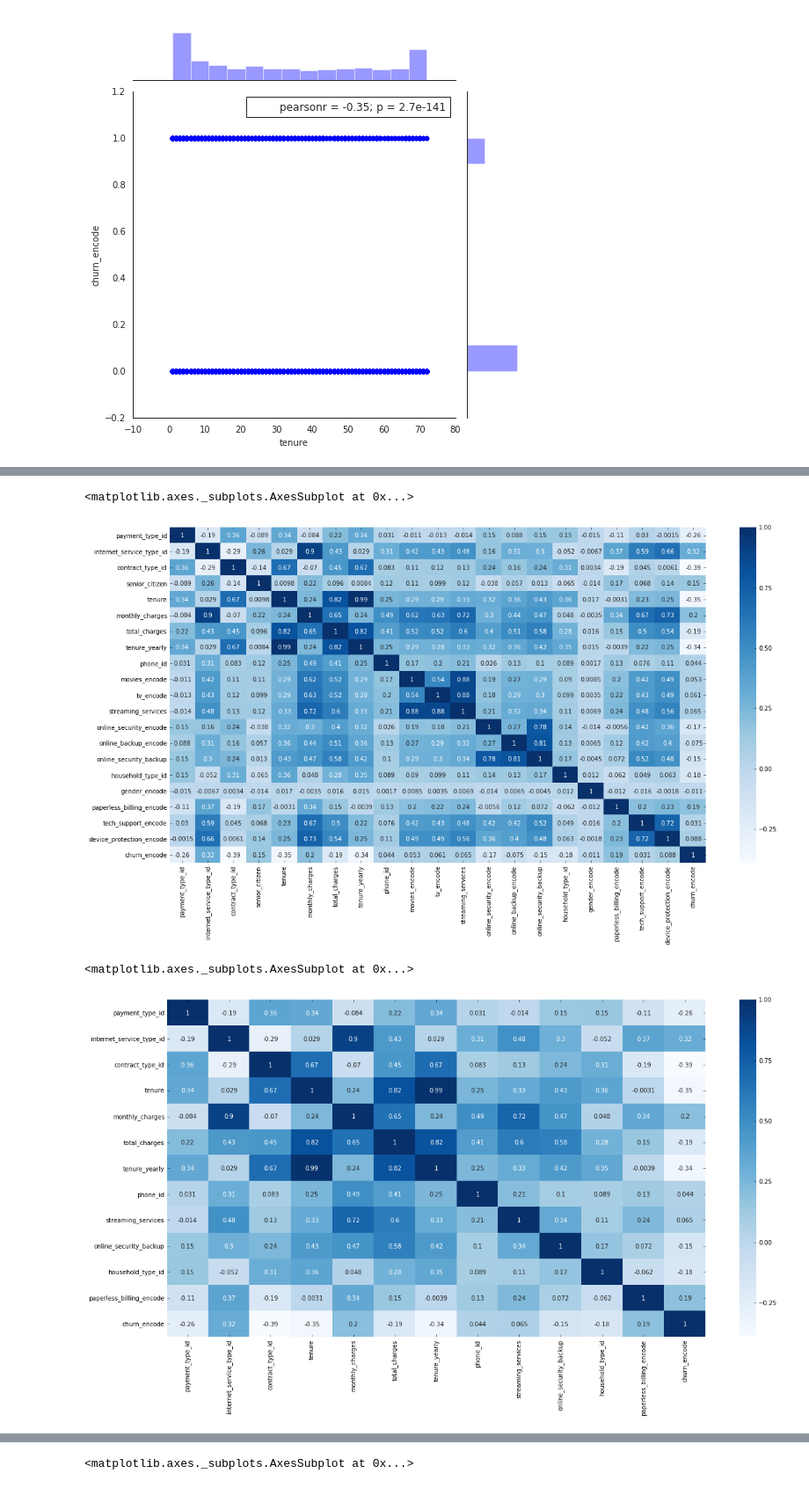
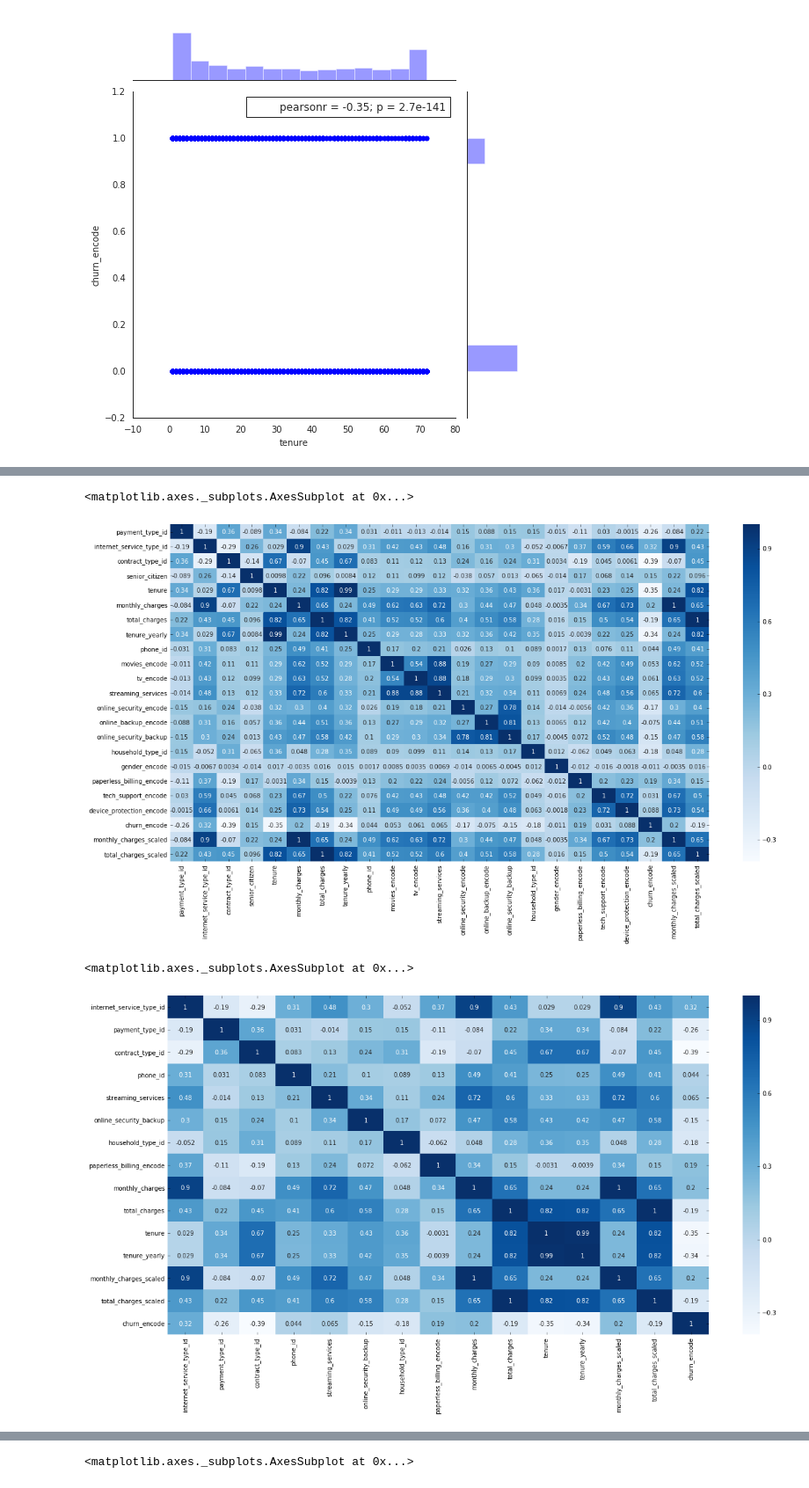
Before and after one commit to telco-norrick-chad/classification_proj_telco, a Jupyter notebook: chad_second.ipynb, the cells around one changed output, grey strips where cells are left out. Shown at 88% size. Saved outputs shown, nothing was run; the diff lists cells and outputs as text; code cells hidden in the pictures.

```diff
--- a/chad_second.ipynb
+++ b/chad_second.ipynb
@@ -121,14 +136,15 @@ device_protection_encode    7032 non-null int64
 dtypes: float64(2), int64(19), object(17)
 memory usage: 2.1+ MB
 # %%
-df_just_nums = df[['customer_id', 'payment_type_id', 'internet_service_type_id', 'contract_type_id',
+df_just_nums = df[['payment_type_id', 'internet_service_type_id', 'contract_type_id',
        'senior_citizen', 'tenure', 'monthly_charges',
-       'total_charges', 'tenure_yearly', 'churn_encode', 'phone_id',
+       'total_charges', 'tenure_yearly', 'phone_id',
        'movies_encode', 'tv_encode', 'streaming_services',
        'online_security_encode', 'online_backup_encode',
        'online_security_backup', 'household_type_id', 'gender_encode',
        'paperless_billing_encode', 'tech_support_encode',
-       'device_protection_encode']]
+       'device_protection_encode', 'churn_encode']]
+# 'customer_id',
 # %%
 df_just_nums.monthly_charges.value_counts(normalize=True, sort=False, bins=7).plot.bar()
 # %% [output]
@@ -230,3 +244,5 @@ X_train, X_test = scale_split_data(X_train, X_test)
+# %%
+train, test = scale_split_data(train, test)
 # %%
 train.columns
 # %% [output]
@@ -294,14 +319,14 @@ plt.figure(figsize=(20,10))
 sns.heatmap(train.corr(), cmap='Blues', annot=True)
 # %% [output]
 <matplotlib.axes._subplots.AxesSubplot at 0x...>
-[figure, old version]
+[figure, new version]
 # %%
 plt.figure(figsize=(20,10))
-sns.heatmap(train[['payment_type_id', 'internet_service_type_id', 'contract_type_id',
-                   'tenure', 'monthly_charges', 'total_charges', 'tenure_yearly', 'phone_id',
-                   'streaming_services', 'online_security_backup', 'household_type_id',
-                   'paperless_billing_encode','churn_encode']].corr(),
+sns.heatmap(train[['internet_service_type_id', 'payment_type_id', 'contract_type_id',
+                   'phone_id', 'streaming_services', 'online_security_backup', 'household_type_id',
+                   'paperless_billing_encode','monthly_charges', 'total_charges', 'tenure', 'tenure_yearly',
+                            'monthly_charges_scaled', 'total_charges_scaled', 'churn_encode']].corr(),
             cmap='Blues', annot=True)
 # %% [output]
 <matplotlib.axes._subplots.AxesSubplot at 0x...>
-[figure, old version]
+[figure, new version]
```
Also changed, not shown: parts of 40 cells of this notebook.
